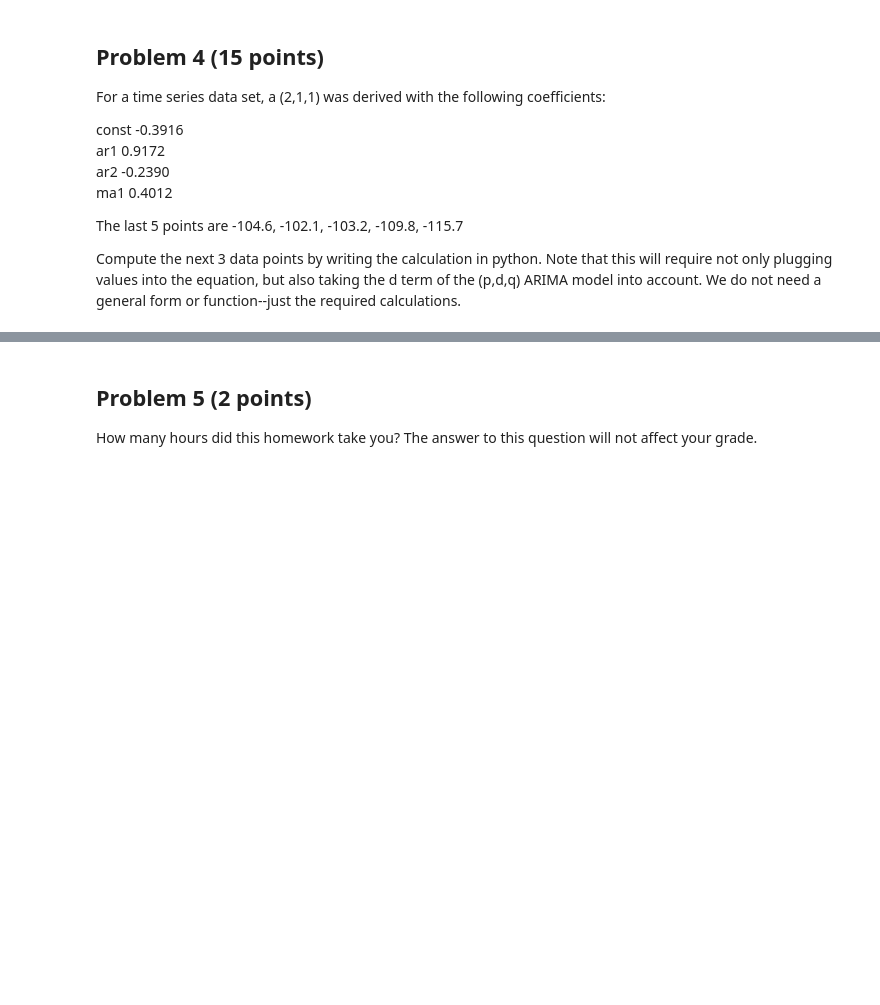
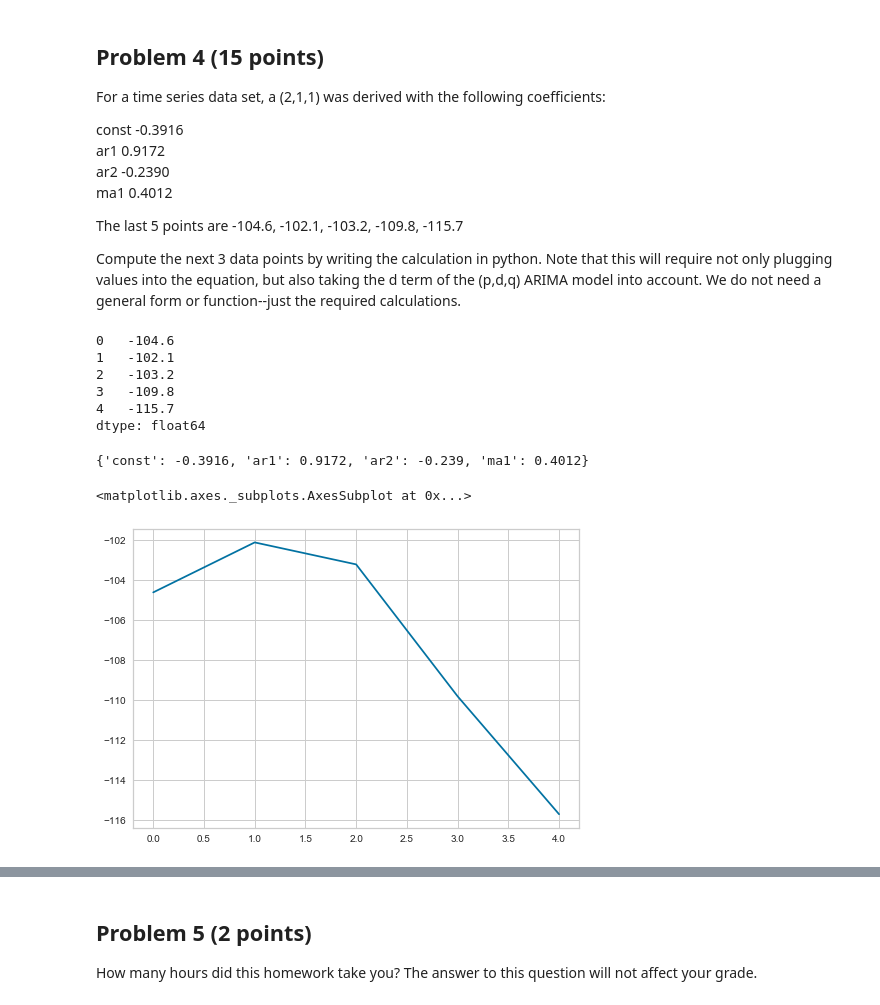
Before and after one commit to paulmattheww/Harvard-CS82-Advanced-ML, a Jupyter notebook: Assignments/HW3/HW3_2018_CSCIE82.ipynb, the cells around one changed output, grey strips where cells are left out. Drawn from its saved outputs; the diff is of its cells as text; code cells hidden in the pictures; blank space fills up the shorter version.

```diff
--- a/Assignments/HW3/HW3_2018_CSCIE82.ipynb
+++ b/Assignments/HW3/HW3_2018_CSCIE82.ipynb
@@ -609,3 +617,27 @@ ma1      0.4012
 The last 5 points are -104.6, -102.1, -103.2, -109.8, -115.7
 
 Compute the next 3 data points by writing the calculation in python.  Note that this will require not only plugging values into the equation, but also taking the d term of the (p,d,q) ARIMA model into account.  We do not need a general form or function--just the required calculations.
+# %%
+X = pd.Series([-104.6, -102.1, -103.2, -109.8, -115.7])
+X
+# %% [output]
+0   -104.6
+1   -102.1
+2   -103.2
+3   -109.8
+4   -115.7
+dtype: float64
+# %%
+coefs = dict(const=-0.3916,
+             ar1=0.9172,
+             ar2=-0.2390,
+             ma1=0.4012)
+coefs['constant'] + coefs['ar1']
+# %% [output]
+{'const': -0.3916, 'ar1': 0.9172, 'ar2': -0.239, 'ma1': 0.4012}
+# %%
+X = pd.Series([-104.6, -102.1, -103.2, -109.8, -115.7])
+X.plot()
+# %% [output]
+<matplotlib.axes._subplots.AxesSubplot at 0x...>
+[figure, added]
```
Also changed, not shown: parts of 11 cells of this notebook, 1 other file.
